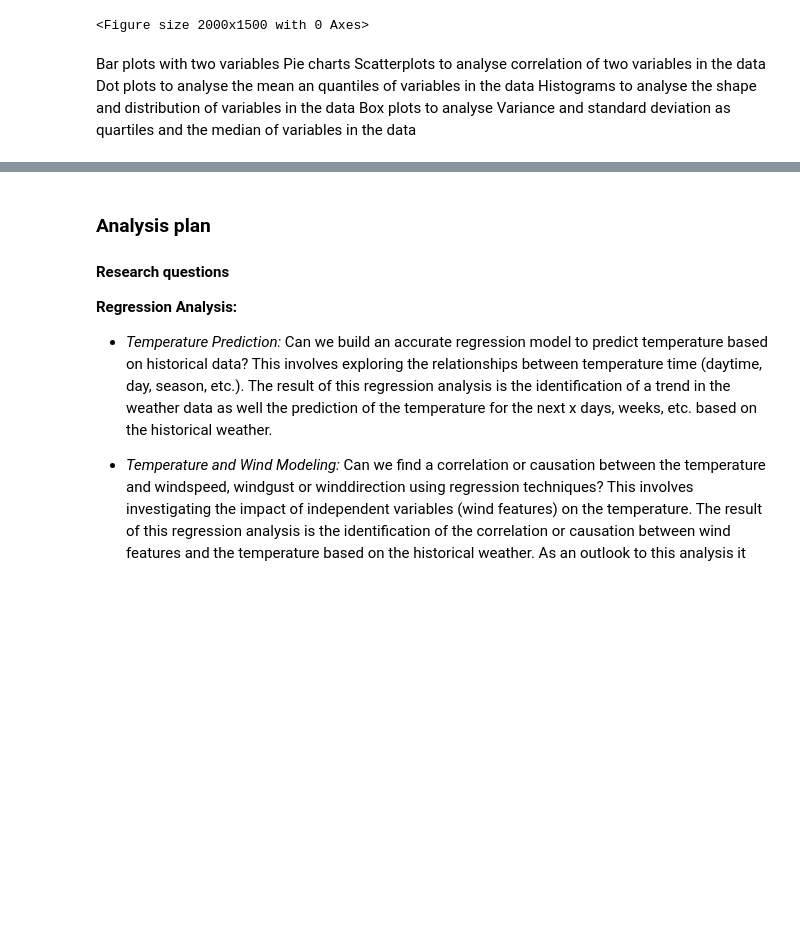
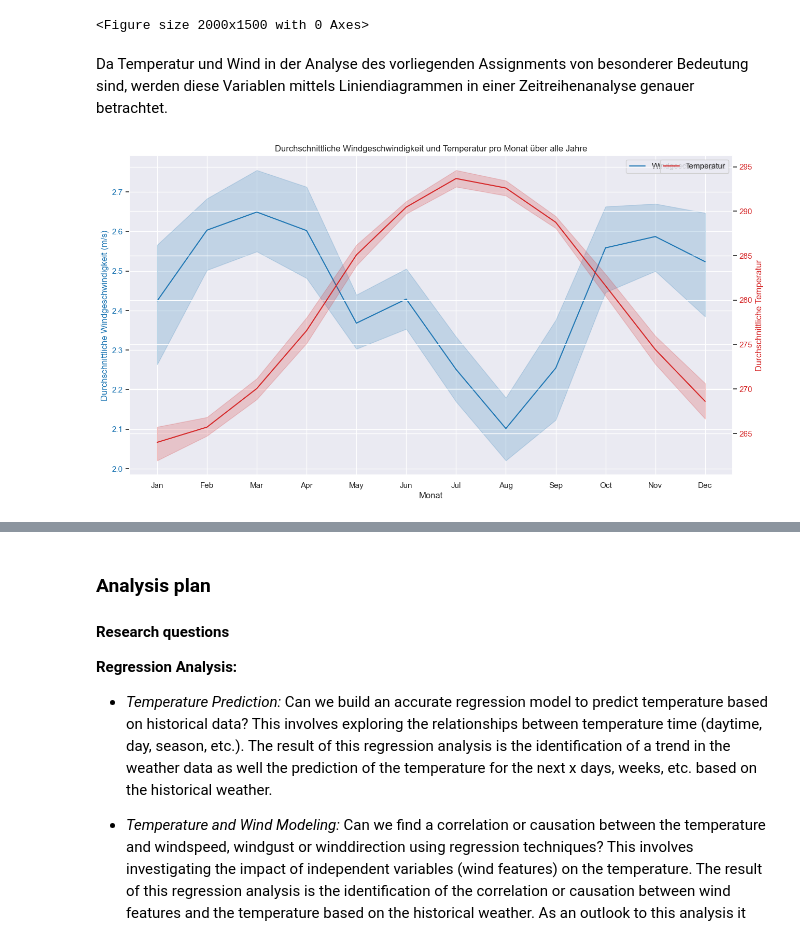
Before and after one commit to Abschlussprojekt-Weatherdata/project, a Jupyter notebook: notebooks/project-proposal.ipynb, the cells around one changed output, grey strips where cells are left out. Cells and saved outputs as stored; diff of their text form; code cells hidden in the pictures; blank space fills up the shorter version.

```diff
--- a/notebooks/project-proposal.ipynb
+++ b/notebooks/project-proposal.ipynb
@@ -221,10 +237,43 @@ create_subplots(df)
 No artists with labels found to put in legend.  Note that artists whose label start with an underscore are ignored when legend() is called with no argument.
 [figure]
 <Figure size 2000x1500 with 0 Axes>
-# %% [markdown]
-Bar plots with two variables
-Pie charts
-Scatterplots to analyse correlation of two variables in the data
-Dot plots to analyse the mean an quantiles of variables in the data
-Histograms to analyse the shape and distribution of variables in the data
-Box plots to analyse Variance and standard deviation as quartiles and the median of variables in the data
+# %% [markdown]
+Da Temperatur und Wind in der Analyse des vorliegenden Assignments von besonderer Bedeutung sind, werden diese Variablen mittels Liniendiagrammen in einer Zeitreihenanalyse genauer betrachtet.
+# %%
+df['run_datetime'] = pd.to_datetime(df['run_datetime'])
+
+# Aggregieren der durchschnittlichen Windgeschwindigkeit und Temperatur für jeden Monat über alle Jahre
+avg_by_month = df.groupby(df['run_datetime'].dt.to_period('M')).agg({
+    'avg_windspd': 'mean',
+    'avg_temp': 'mean'
+}).reset_index()
+
+# Datumspalte sicherstellen
+avg_by_month['Month'] = avg_by_month['run_datetime'].dt.strftime('%b')
+
+# Reihenfolge der Monate anpassen
+months_order = ['Jan', 'Feb', 'Mar', 'Apr', 'May', 'Jun', 'Jul', 'Aug', 'Sep', 'Oct', 'Nov', 'Dec']
+avg_by_month['Month'] = pd.Categorical(avg_by_month['Month'], categories=months_order, ordered=True)
+avg_by_month = avg_by_month.sort_values('Month')
+
+# Plot als Line-Chart
+fig, ax1 = plt.subplots(figsize=(15, 8))
+
+# Linie für die Windgeschwindigkeit auf der linken y-Achse
+color = 'tab:blue'
+ax1.set_xlabel('Monat')
+ax1.set_ylabel('Durchschnittliche Windgeschwindigkeit (m/s)', color=color)
+ax1 = sns.lineplot(x='Month', y='avg_windspd', data=avg_by_month, sort=False, label='Windgeschwindigkeit', color=color)
+ax1.tick_params(axis='y', labelcolor=color)
+
+# Zweite y-Achse für die Temperatur
+ax2 = ax1.twinx()
+color = 'tab:red'
+ax2.set_ylabel('Durchschnittliche Temperatur', color=color)
+ax2 = sns.lineplot(x='Month', y='avg_temp', data=avg_by_month, sort=False, label='Temperatur', color=color)
+ax2.tick_params(axis='y', labelcolor=color)
+
+plt.title('Durchschnittliche Windgeschwindigkeit und Temperatur pro Monat über alle Jahre')
+plt.show()
+# %% [output]
+[figure, added]
```
Also changed, not shown: parts of 9 cells of this notebook, 1 other file.
